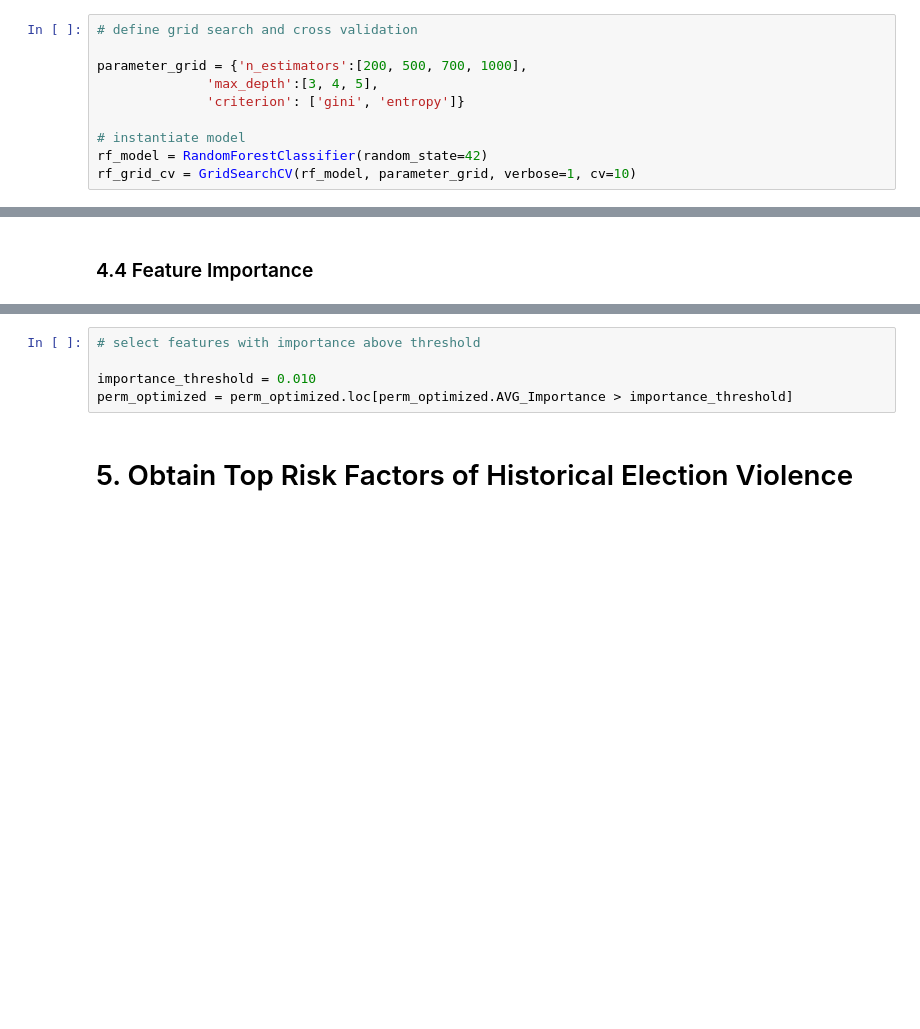
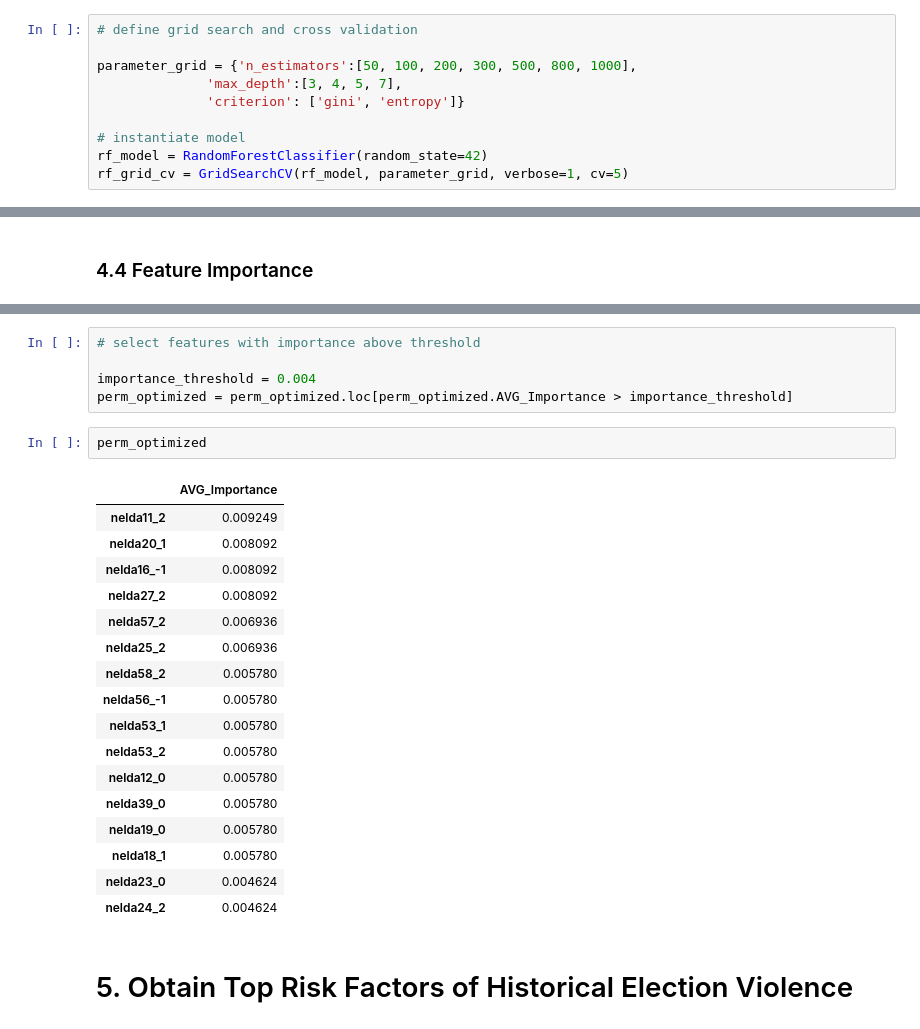
Before and after one commit to wsimpso1/election-violence-risks, a Jupyter notebook: WSimpson_OWID_DataScientist_CodeSnippet.ipynb, the cells around one changed output, grey strips where cells are left out. Drawn from its saved outputs; the diff is of its cells as text; blank space fills up the shorter version.

```diff
--- a/WSimpson_OWID_DataScientist_CodeSnippet.ipynb
+++ b/WSimpson_OWID_DataScientist_CodeSnippet.ipynb
@@ -456,13 +506,13 @@ X_train, X_test, y_train, y_test = train_test_split(X_over,
 # %%
 # define grid search and cross validation
 
-parameter_grid = {'n_estimators':[200, 500, 700, 1000],
-              'max_depth':[3, 4, 5],
+parameter_grid = {'n_estimators':[50, 100, 200, 300, 500, 800, 1000],
+              'max_depth':[3, 4, 5, 7],
               'criterion': ['gini', 'entropy']}
 
 # instantiate model
 rf_model = RandomForestClassifier(random_state=42)
-rf_grid_cv = GridSearchCV(rf_model, parameter_grid, verbose=1, cv=10)
+rf_grid_cv = GridSearchCV(rf_model, parameter_grid, verbose=1, cv=5)
 # %%
 # train
 
@@ -529,8 +620,28 @@ plt.show()
 # %%
 # select features with importance above threshold
 
-importance_threshold = 0.010
+importance_threshold = 0.004
 perm_optimized = perm_optimized.loc[perm_optimized.AVG_Importance > importance_threshold]
+# %%
+perm_optimized
+# %% [output]
+|  | AVG_Importance |
+| nelda11_2 | 0.009249 |
+| nelda20_1 | 0.008092 |
+| nelda16_-1 | 0.008092 |
+| nelda27_2 | 0.008092 |
+| nelda57_2 | 0.006936 |
+| nelda25_2 | 0.006936 |
+| nelda58_2 | 0.005780 |
+| nelda56_-1 | 0.005780 |
+| nelda53_1 | 0.005780 |
+| nelda53_2 | 0.005780 |
+| nelda12_0 | 0.005780 |
+| nelda39_0 | 0.005780 |
+| nelda19_0 | 0.005780 |
+| nelda18_1 | 0.005780 |
+| nelda23_0 | 0.004624 |
+| nelda24_2 | 0.004624 |
 # %% [markdown]
 # 5. Obtain Top Risk Factors of Historical Election Violence
 # %%
```
Also changed, not shown: parts of 24 cells of this notebook, 1 other file.
